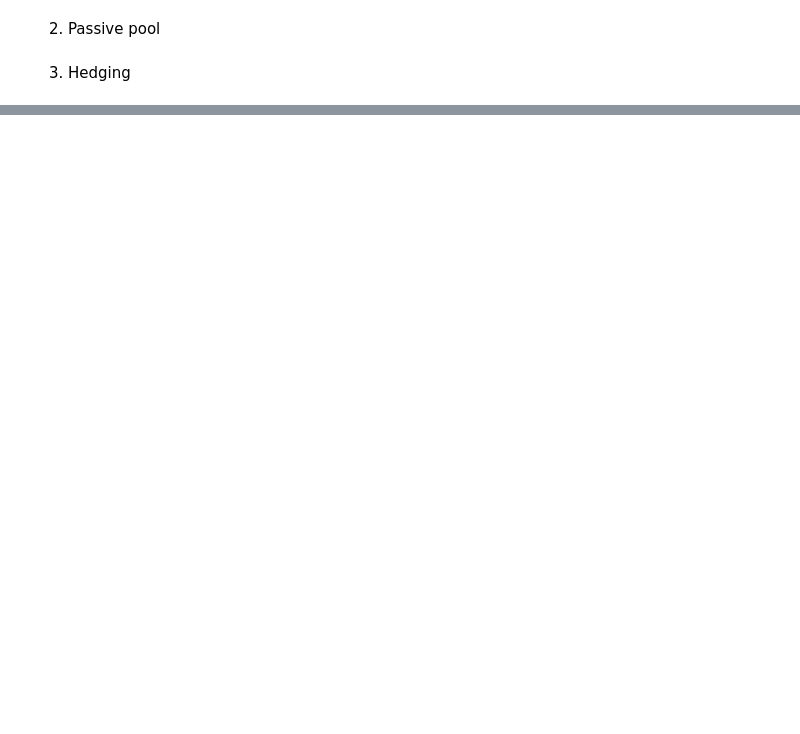
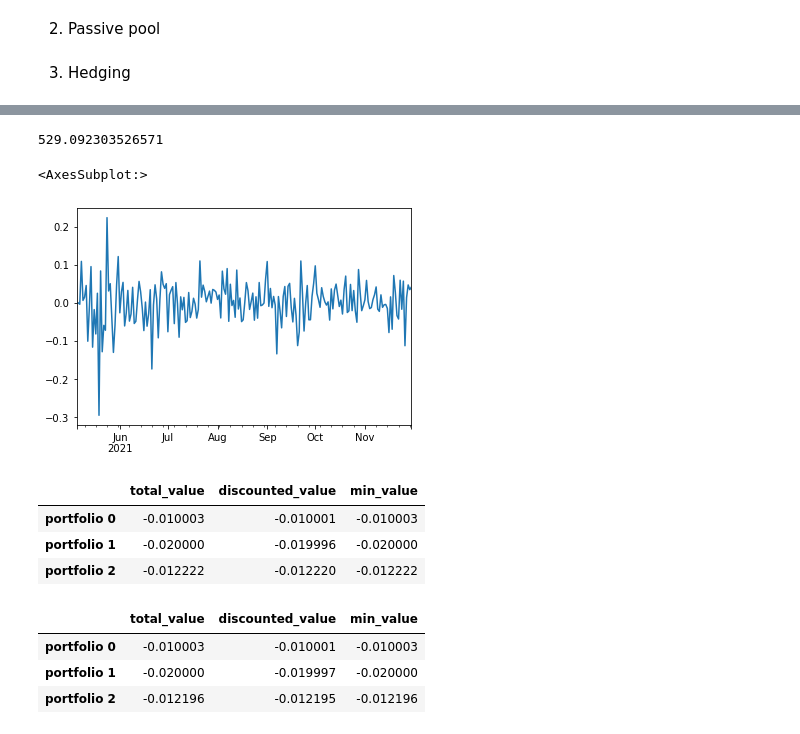
Before and after one commit to Leonardo130709/LPtools, a Jupyter notebook: Exploration.ipynb, the cells around one changed output, grey strips where cells are left out. Drawn from its saved outputs; the diff is of its cells as text; code cells hidden in the pictures; blank space fills up the shorter version.

```diff
--- a/Exploration.ipynb
+++ b/Exploration.ipynb
@@ -129,0 +153,7 @@ runner.logs(2)
+# %%
+print(response.token0Price.diff().max())
+np.log(response.token0Price).diff().plot()
+# %% [output]
+529.092303526571
+<AxesSubplot:>
+[figure, added]
@@ -129,0 +166,16 @@ runner.logs(2)
+# %%
+second_half.run()
+second_half.summary
+# %% [output]
+|  | total_value | discounted_value | min_value |
+| portfolio 0 | -0.010003 | -0.010001 | -0.010003 |
+| portfolio 1 | -0.020000 | -0.019996 | -0.020000 |
+| portfolio 2 | -0.012222 | -0.012220 | -0.012222 |
+# %%
+first_half.run()
+first_half.summary
+# %% [output]
+|  | total_value | discounted_value | min_value |
+| portfolio 0 | -0.010003 | -0.010001 | -0.010003 |
+| portfolio 1 | -0.020000 | -0.019997 | -0.020000 |
+| portfolio 2 | -0.012196 | -0.012195 | -0.012196 |
```
Also changed, not shown: parts of 21 cells of this notebook, 5 other files.
